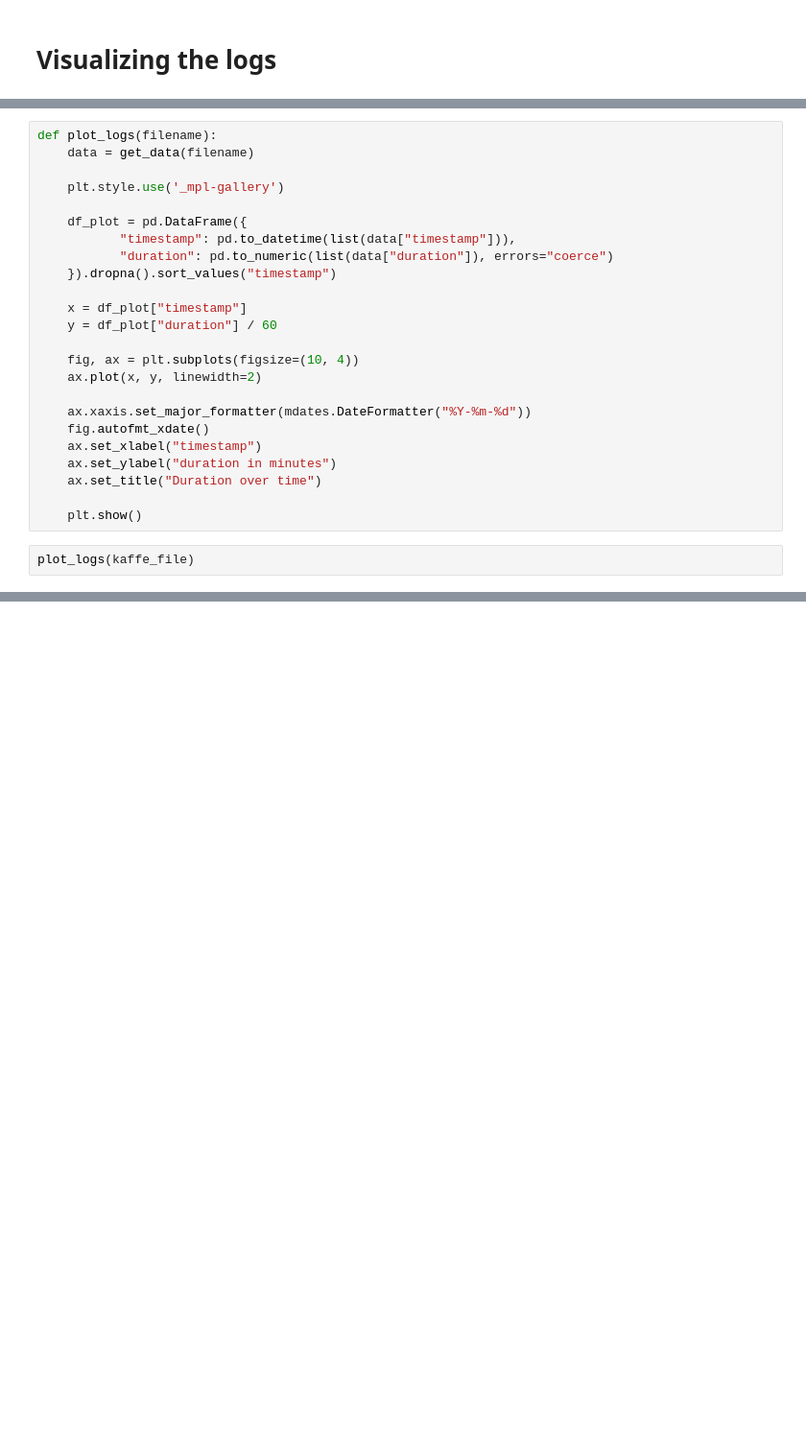
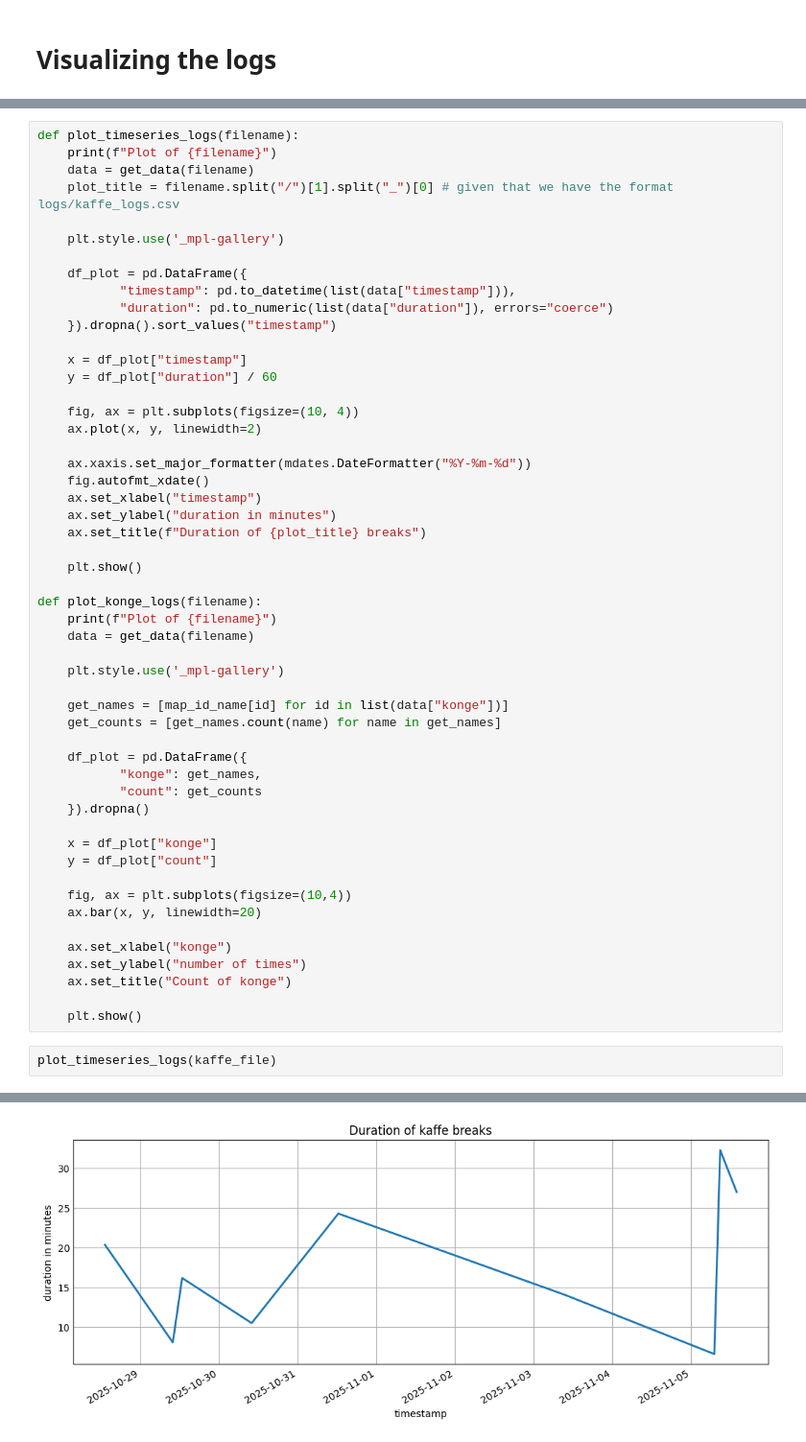
Before and after one commit to synneremmen/ml-bot, a Jupyter notebook: visualize.ipynb, the cells around one changed output, grey strips where cells are left out. Shown at 96% size. Drawn from its saved outputs; the diff is of its cells as text; blank space fills up the shorter version.

```diff
--- a/visualize.ipynb
+++ b/visualize.ipynb
@@ -22,8 +26,10 @@ def get_data(filename):
         rows = data[1:]
         return {title: d for title, d in zip(cols_name, zip(*rows))}
 # %%
-def plot_logs(filename):
+def plot_timeseries_logs(filename):
+    print(f"Plot of {filename}")
     data = get_data(filename)
+    plot_title = filename.split("/")[1].split("_")[0] # given that we have the format logs/kaffe_logs.csv
 
     plt.style.use('_mpl-gallery')
 
@@ -42,8 +48,35 @@ def plot_logs(filename):
     fig.autofmt_xdate()
     ax.set_xlabel("timestamp")
     ax.set_ylabel("duration in minutes")
-    ax.set_title("Duration over time")
+    ax.set_title(f"Duration of {plot_title} breaks")
 
     plt.show()
+
+def plot_konge_logs(filename):
+    print(f"Plot of {filename}")
+    data = get_data(filename)
+
+    plt.style.use('_mpl-gallery')
+
+    get_names = [map_id_name[id] for id in list(data["konge"])]
+    get_counts = [get_names.count(name) for name in get_names]
+
+    df_plot = pd.DataFrame({
+           "konge": get_names,
+           "count": get_counts
+    }).dropna()
+
+    x = df_plot["konge"]
+    y = df_plot["count"]
+
+    fig, ax = plt.subplots(figsize=(10,4))
+    ax.bar(x, y, linewidth=20)
+
+    ax.set_xlabel("konge")
+    ax.set_ylabel("number of times")
+    ax.set_title("Count of konge")
+
+    plt.show()
 # %%
-plot_logs(kaffe_file)
+plot_timeseries_logs(kaffe_file)
+# %% [output]
@@ -50 +84,2 @@ plot_logs(kaffe_file)
+[figure, added]
 # %%
```
Also changed, not shown: parts of 4 cells of this notebook.
